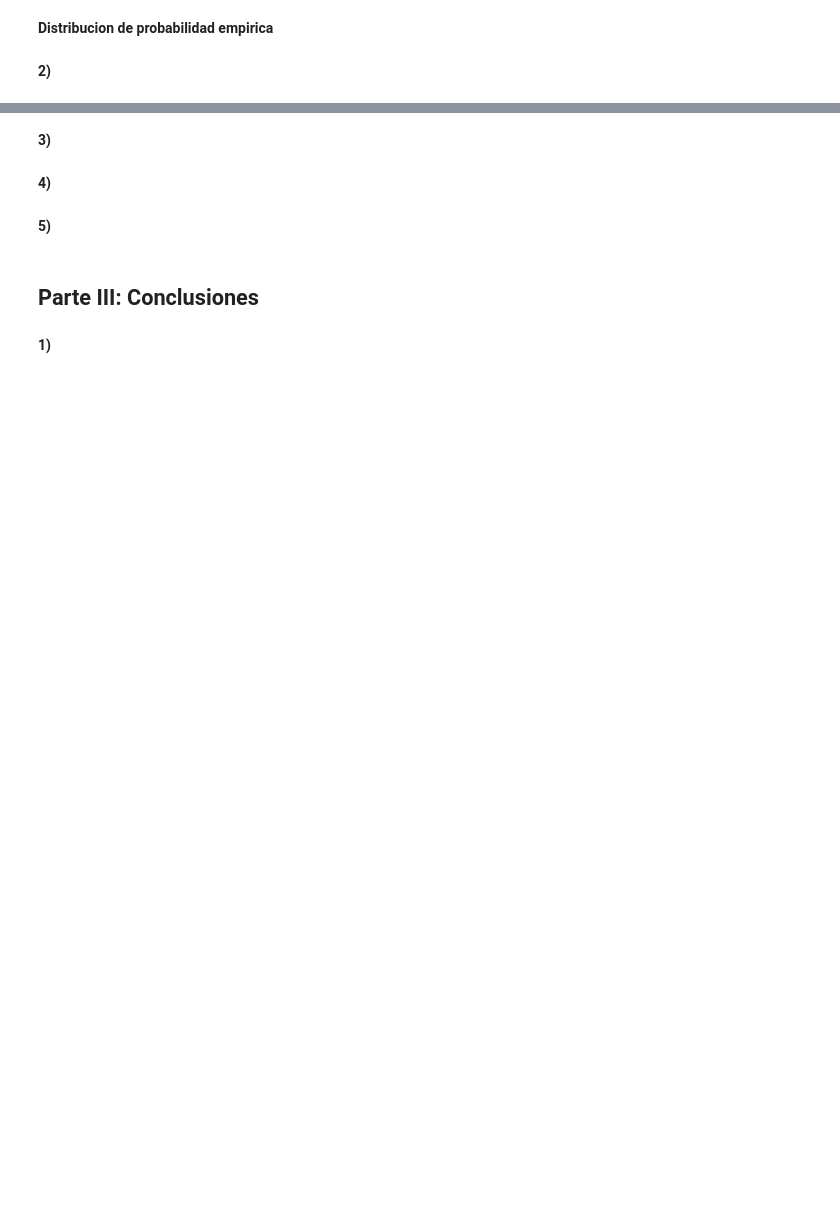
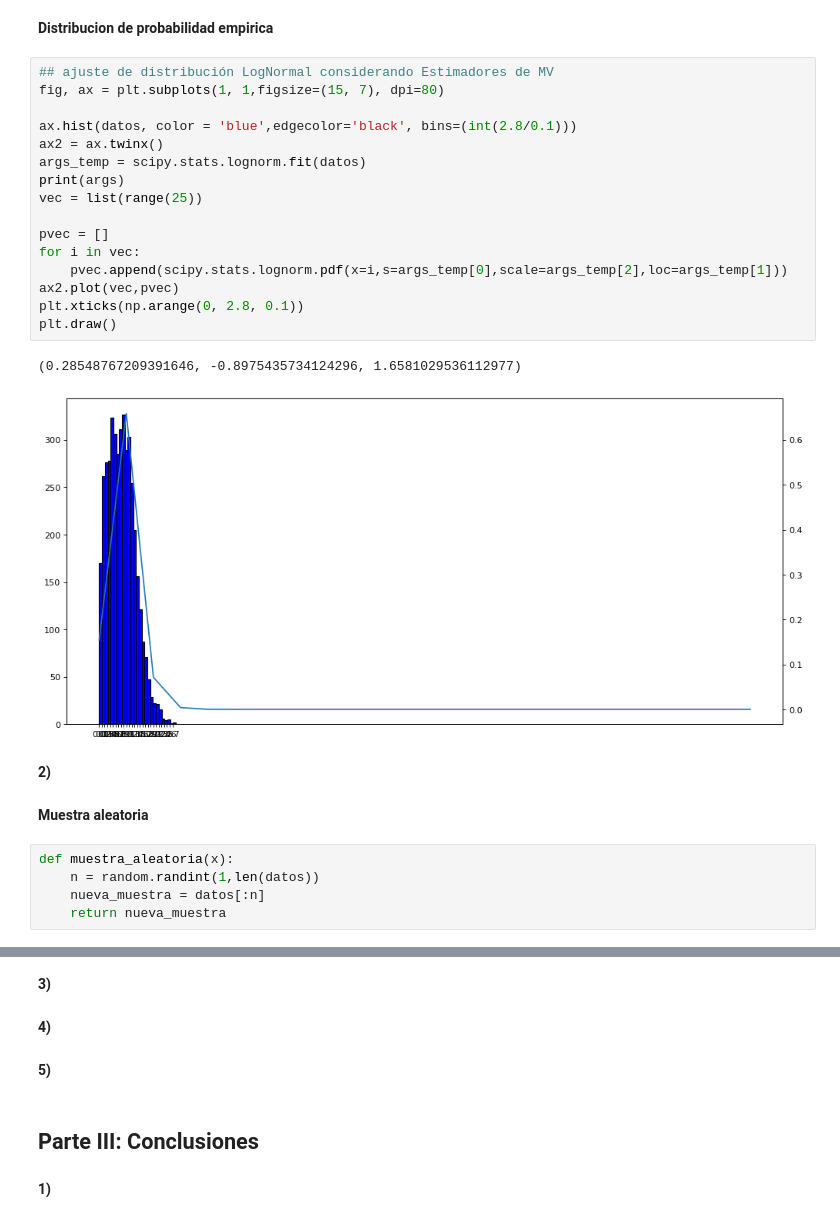
Before and after one commit to Spun1/INFO-274, a Jupyter notebook: PROYECTO/ProyectoUnidad1.ipynb, the cells around one changed output, grey strips where cells are left out. Saved outputs shown, nothing was run; the diff lists cells and outputs as text; blank space fills up the shorter version.

```diff
--- a/PROYECTO/ProyectoUnidad1.ipynb
+++ b/PROYECTO/ProyectoUnidad1.ipynb
@@ -304,4 +308,30 @@ plt.show()
 # %% [markdown]
 **Distribucion de probabilidad empirica**
+# %%
+## ajuste de distribución LogNormal considerando Estimadores de MV
+fig, ax = plt.subplots(1, 1,figsize=(15, 7), dpi=80)
+
+ax.hist(datos, color = 'blue',edgecolor='black', bins=(int(2.8/0.1)))
+ax2 = ax.twinx()
+args_temp = scipy.stats.lognorm.fit(datos)
+print(args)
+vec = list(range(25))
+
+pvec = []
+for i in vec:
+    pvec.append(scipy.stats.lognorm.pdf(x=i,s=args_temp[0],scale=args_temp[2],loc=args_temp[1]))
+ax2.plot(vec,pvec)
+plt.xticks(np.arange(0, 2.8, 0.1))
+plt.draw()
+# %% [output]
+(0.28548767209391646, -0.8975435734124296, 1.6581029536112977)
+[figure, added]
 # %% [markdown]
 **2)**
+# %% [markdown]
+**Muestra aleatoria**
+# %%
+def muestra_aleatoria(x):
+    n = random.randint(1,len(datos))
+    nueva_muestra = datos[:n]
+    return nueva_muestra
```
Also changed, not shown: parts of 8 cells of this notebook.
